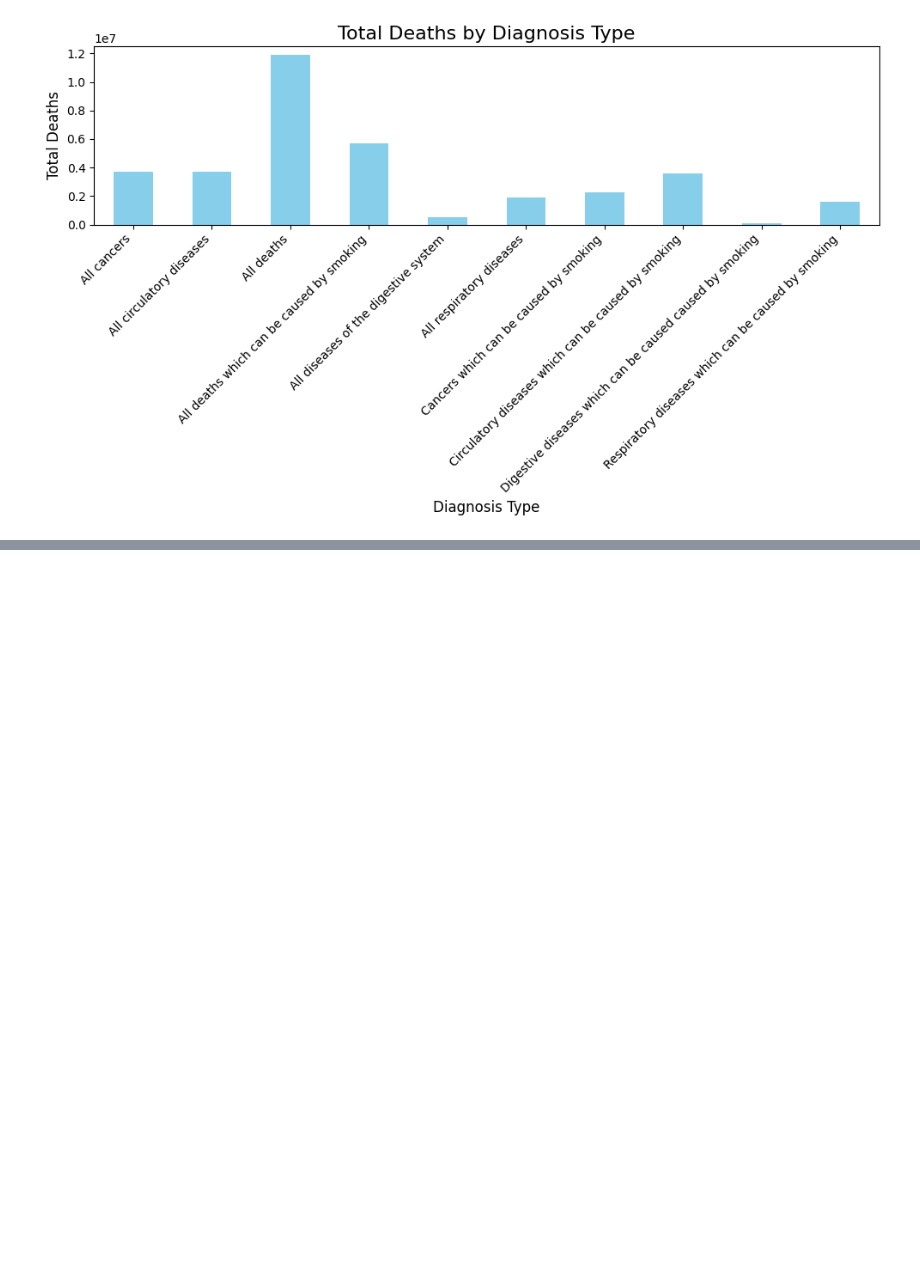
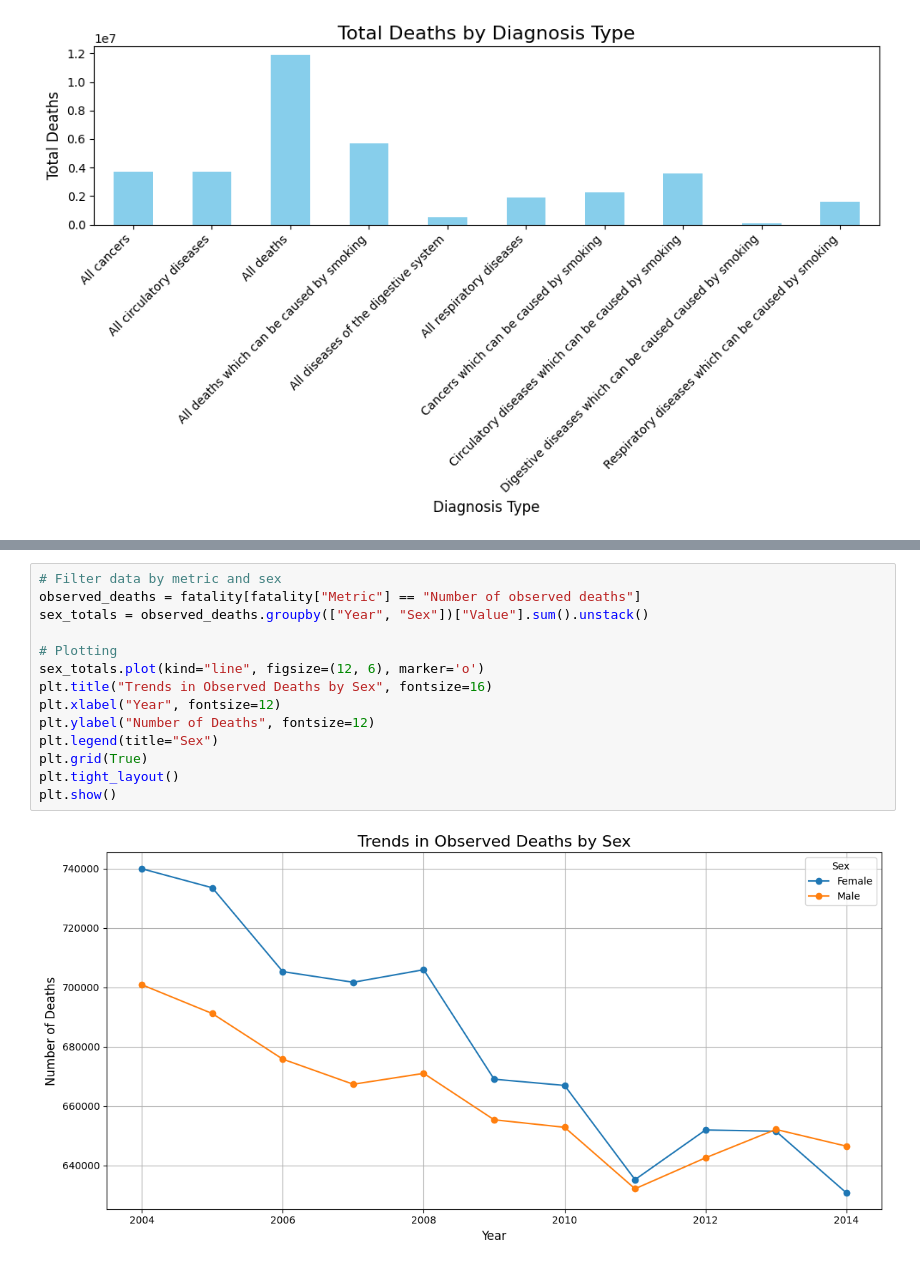
Before and after one commit to athulskrish/tobacco, a Jupyter notebook: Tobacco.ipynb, the cells around one changed output, grey strips where cells are left out. Drawn from its saved outputs; the diff is of its cells as text; blank space fills up the shorter version.

```diff
--- a/Tobacco.ipynb
+++ b/Tobacco.ipynb
@@ -438,0 +471,16 @@ plt.show()
+# %%
+# Filter data by metric and sex
+observed_deaths = fatality[fatality["Metric"] == "Number of observed deaths"]
+sex_totals = observed_deaths.groupby(["Year", "Sex"])["Value"].sum().unstack()
+
+# Plotting
+sex_totals.plot(kind="line", figsize=(12, 6), marker='o')
+plt.title("Trends in Observed Deaths by Sex", fontsize=16)
+plt.xlabel("Year", fontsize=12)
+plt.ylabel("Number of Deaths", fontsize=12)
+plt.legend(title="Sex")
+plt.grid(True)
+plt.tight_layout()
+plt.show()
+# %% [output]
+[figure, added]
```
Also changed, not shown: parts of 14 cells of this notebook.
